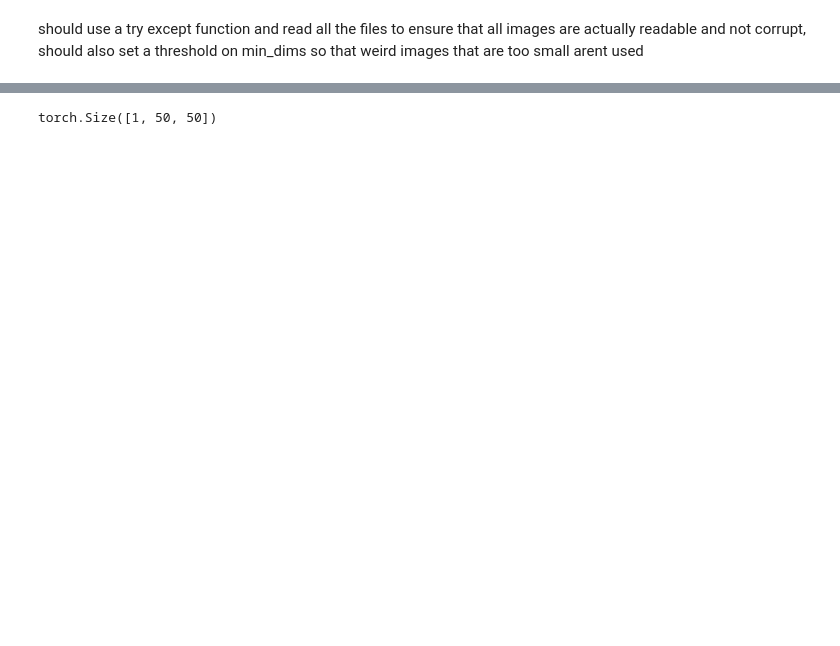
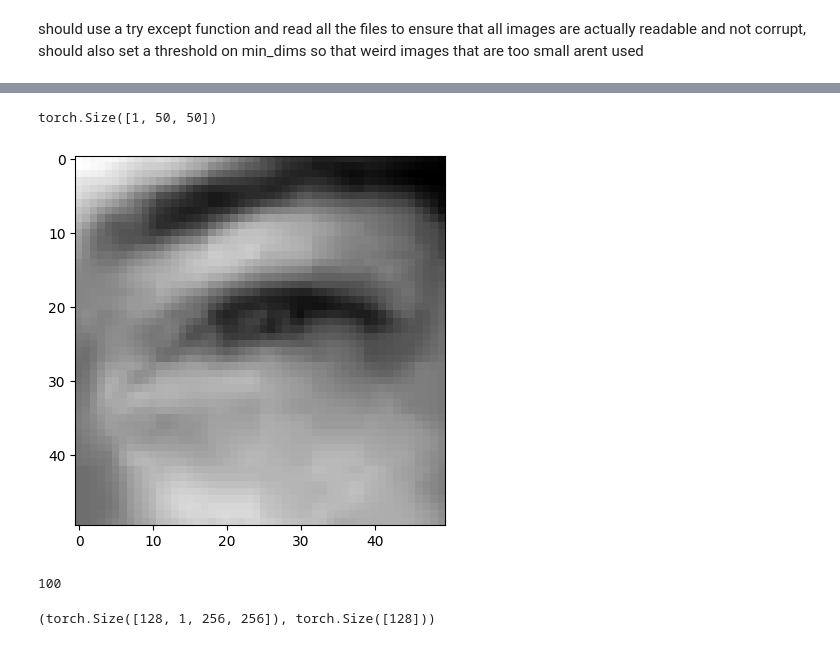
Before and after one commit to haidiazaman/secure-face-capture-python-app, a Jupyter notebook: dev/prepare_scripts.ipynb, the cells around one changed output, grey strips where cells are left out. Saved outputs shown, nothing was run; the diff lists cells and outputs as text; code cells hidden in the pictures; blank space fills up the shorter version.

```diff
--- a/dev/prepare_scripts.ipynb
+++ b/dev/prepare_scripts.ipynb
@@ -121,9 +158,13 @@ class EyeDataset(Dataset):
 # %%
 sample_dataset = EyeDataset(
-    df=train,
-    split_type='val'
+    df=val,
+    split_type='test',
+    input_dim=50
 )
 
-sample_dataset[0][0].shape
+print(sample_dataset[0][0].shape)
+plt.imshow(sample_dataset[0][0].permute(1,2,0),cmap='gray')
+plt.show()
 # %% [output]
 torch.Size([1, 50, 50])
+[figure, added]
@@ -129,0 +192,4 @@ torch.Size([1, 50, 50])
+# %%
+test_dataset.__len__()
+# %% [output]
+100
@@ -129,0 +220,6 @@ torch.Size([1, 50, 50])
+# %%
+batch = next(iter(train_dl))
+x_batch,y_batch = batch
+x_batch.shape,y_batch.shape
+# %% [output]
+(torch.Size([128, 1, 256, 256]), torch.Size([128]))
```
Also changed, not shown: parts of 26 cells of this notebook.
